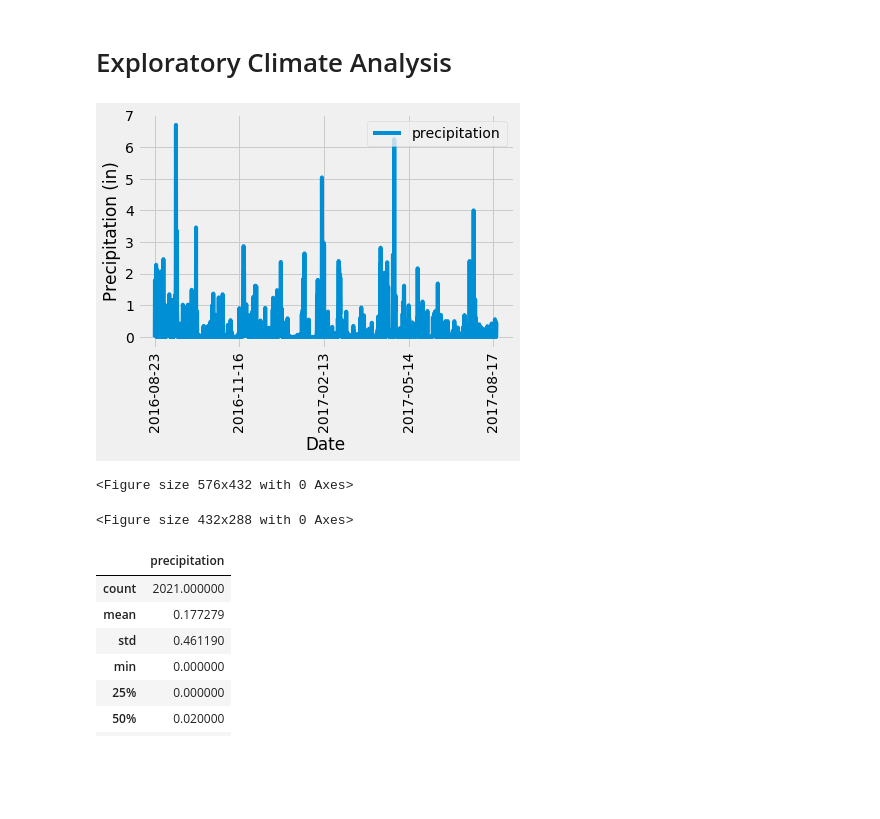
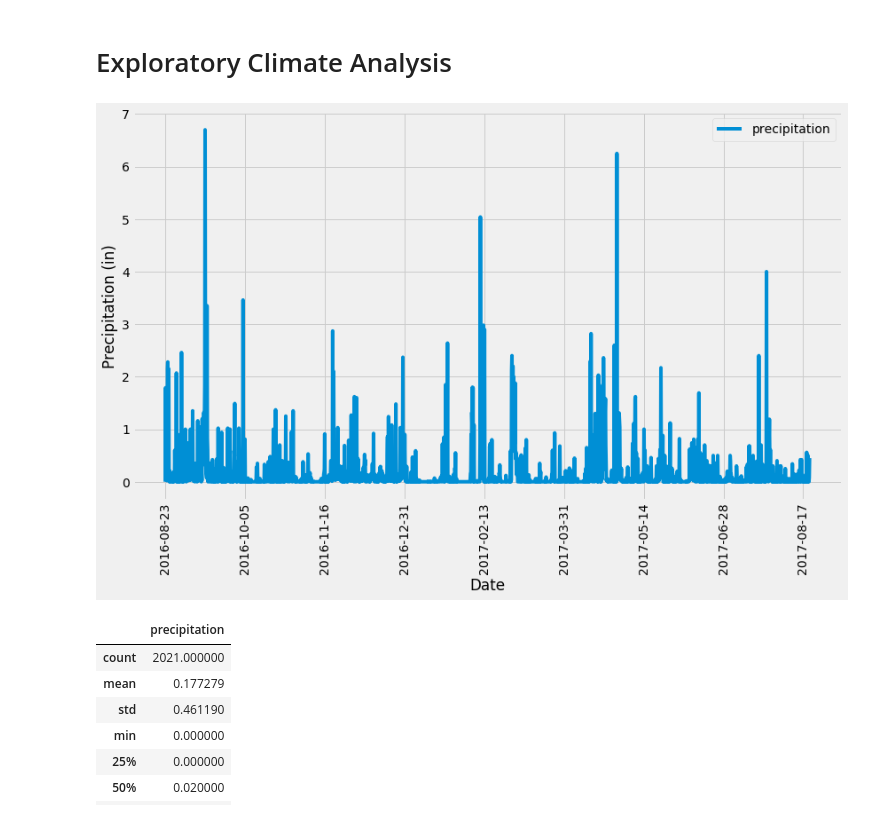
Before and after one commit to jnugent13/sqlalchemy-challenge, a Jupyter notebook: climate_starter.ipynb, the cells around one changed output. Cells and saved outputs as stored; diff of their text form; code cells hidden in the pictures; blank space fills up the shorter version.

Commit message:
Fixed sizing and axes on charts

```diff
--- a/climate_starter.ipynb
+++ b/climate_starter.ipynb
@@ -43,34 +42,32 @@ session = Session(engine)
 # %%
 # Design a query to retrieve the last 12 months of precipitation data and plot the results
 
 # Calculate the date 1 year ago from the last data point in the database
 last_date = session.query(Measurement.date).order_by(Measurement.date.desc()).first()
 query_date = dt.date(2017, 8, 23) - dt.timedelta(days=365)
 
 # Perform a query to retrieve the data and precipitation scores
 last_year = session.query(Measurement.date, Measurement.prcp).\
             filter(Measurement.date >= query_date)
 
 # Save the query results as a Pandas DataFrame and set the index to the date column
 precipitation_df = pd.DataFrame(last_year.all(), columns=['date', 'precipitation'])
 precipitation_df = precipitation_df.set_index('date')
 
 # Sort the dataframe by date
 precipitation_df = precipitation_df.sort_values(by='date')
 precipitation_df = precipitation_df.dropna(how='any')
 
 # Use Pandas Plotting with Matplotlib to plot the data
-precipitation_df.plot(rot=90)
+precipitation_df.plot(rot=90, figsize=(12,8))
 plt.xlabel('Date')
 plt.ylabel('Precipitation (in)')
 plt.legend(loc=1)
-plt.figure(figsize=(8,6))
+plt.tight_layout()
+plt.savefig("Images/precipitation.png")
 plt.show()
-plt.savefig("Images/precipitation.png")
 # %% [output]
-[figure, old version]
+[figure, new version]
-<Figure size 576x432 with 0 Axes>
-<Figure size 432x288 with 0 Axes>
 # %%
 # Use Pandas to calcualte the summary statistics for the precipitation data
 precipitation_df.describe()
```
Also changed, not shown: parts of 4 cells of this notebook.
